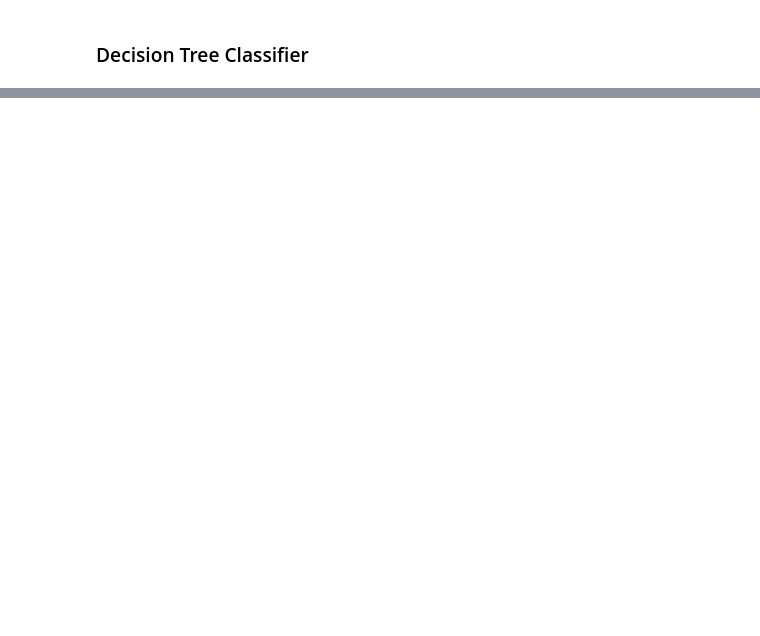
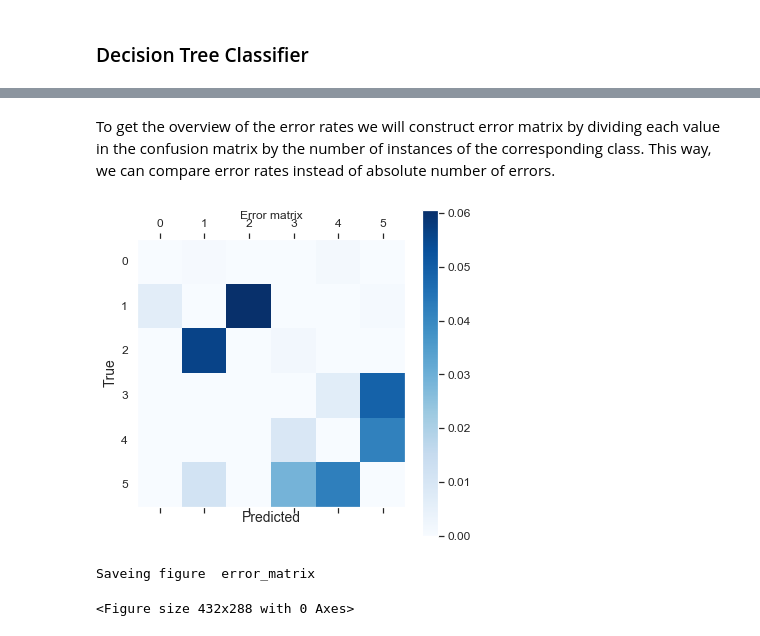
Before and after one commit to milankerek/Human-Activity-Recognition, a Jupyter notebook: human_activity_recognition.ipynb, the cells around one changed output, grey strips where cells are left out. Saved outputs shown, nothing was run; the diff lists cells and outputs as text; code cells hidden in the pictures; blank space fills up the shorter version.

```diff
--- a/human_activity_recognition.ipynb
+++ b/human_activity_recognition.ipynb
@@ -442,0 +575,35 @@ ml_models.sort_values(by="Cross-Validation Score", ascending=False)
+# %% [markdown]
+To get the overview of the error rates we will construct error matrix by dividing each value in the confusion matrix by the number of instances of the corresponding class. This way, we can compare error rates instead of absolute number of errors.
+# %%
+def plot_error_matrix(matrix, title="Error matrix", labels=None, cmap=plt.cm.Blues):
+    """
+    :: param_matrix = confusion matrix
+    :: param_title = title of error matrix plot
+    :: param_verbose = display data type for ach column
+    :: param_cmap = color map scheme
+    """
+    fig = plt.figure(figsize=(6,6))
+    rows_sums = matrix.sum(axis=1, keepdims=True)
+    norm_conf_mx = matrix / rows_sums
+    np.fill_diagonal(norm_conf_mx, 0)
+    ax = fig.add_subplot(111)
+    cax = ax.matshow(norm_conf_mx, cmap=cmap)
+    fig.colorbar(cax)
+    if labels:
+        ax.set_xticklabels([''] + labels)
+        ax.set_yticklabels([''] + labels)
+
+    ax.xaxis.set_major_locator(ticker.MultipleLocator(1))
+    ax.yaxis.set_major_locator(ticker.MultipleLocator(1))
+    plt.xlabel('Predicted')
+    plt.ylabel('True')
+    plt.title(title)
+    plt.grid(False)
+    plt.show()
+    save_fig("error_matrix", tight_layout=False)
+
+plot_error_matrix(conf_mx)
+# %% [output]
+[figure, added]
+Saveing figure  error_matrix
+<Figure size 432x288 with 0 Axes>
```
Also changed, not shown: parts of 17 cells of this notebook, 3 other files.
